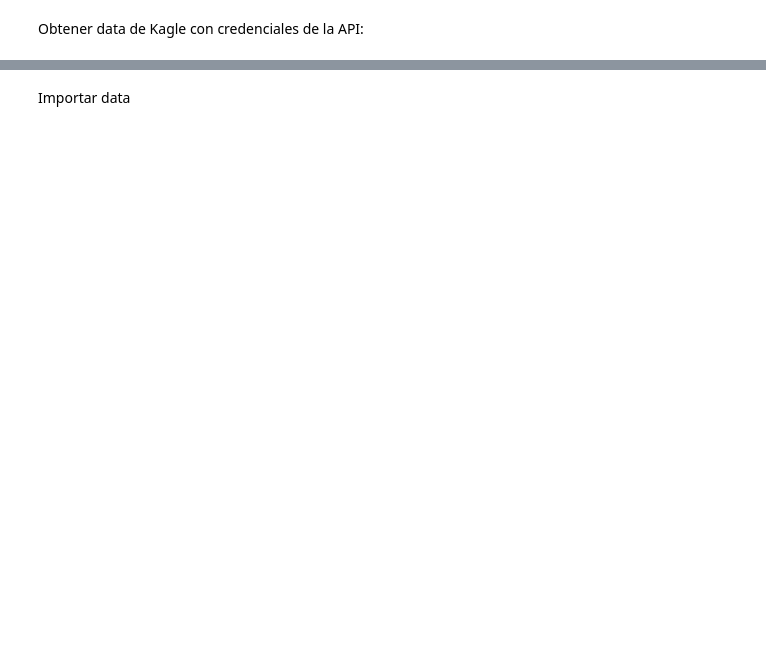
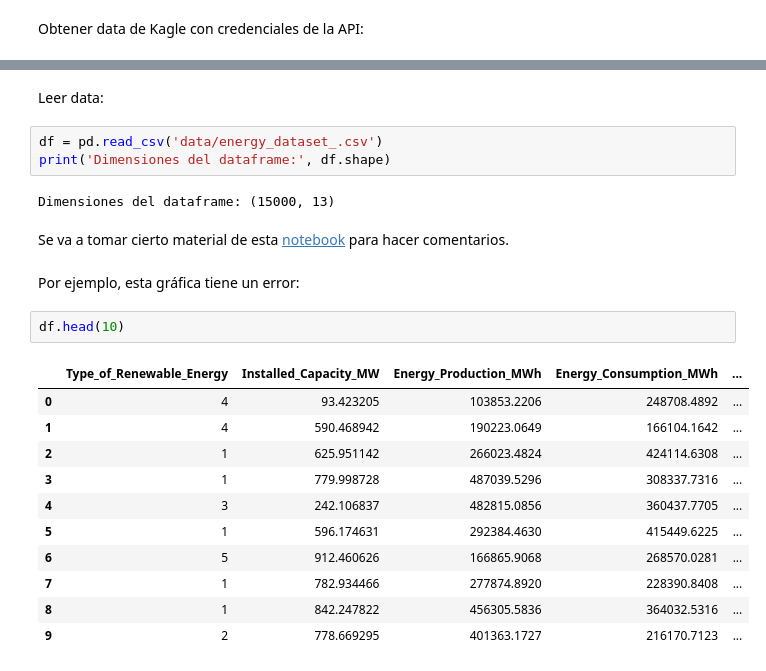
Before and after one commit to DanielCamacho7091/data_analytics, a Jupyter notebook: data_viz.ipynb, the cells around one changed output, grey strips where cells are left out. Saved outputs shown, nothing was run; the diff lists cells and outputs as text; blank space fills up the shorter version.

```diff
--- a/data_viz.ipynb
+++ b/data_viz.ipynb
@@ -36,2 +58,25 @@ Dataset URL: https://www.kaggle.com/datasets/girumwondemagegn/dataset-for-renewa
 # %% [markdown]
-Importar data
+Leer data:
+# %%
+df = pd.read_csv('data/energy_dataset_.csv')
+print('Dimensiones del dataframe:', df.shape)
+# %% [output]
+Dimensiones del dataframe: (15000, 13)
+# %% [markdown]
+Se va a tomar cierto material de esta [notebook](https://www.kaggle.com/code/edmund24/eda-of-renewable-energy-systems) para hacer comentarios.
+# %% [markdown]
+Por ejemplo, esta gráfica tiene un error:
+# %%
+df.head(10)
+# %% [output]
+|  | Type_of_Renewable_Energy | Installed_Capacity_MW | Energy_Production_MWh | Energy_Consumption_MWh | ... |
+| 0 | 4 | 93.423205 | 103853.2206 | 248708.4892 | ... |
+| 1 | 4 | 590.468942 | 190223.0649 | 166104.1642 | ... |
+| 2 | 1 | 625.951142 | 266023.4824 | 424114.6308 | ... |
+| 3 | 1 | 779.998728 | 487039.5296 | 308337.7316 | ... |
+| 4 | 3 | 242.106837 | 482815.0856 | 360437.7705 | ... |
+| 5 | 1 | 596.174631 | 292384.4630 | 415449.6225 | ... |
+| 6 | 5 | 912.460626 | 166865.9068 | 268570.0281 | ... |
+| 7 | 1 | 782.934466 | 277874.8920 | 228390.8408 | ... |
+| 8 | 1 | 842.247822 | 456305.5836 | 364032.5316 | ... |
+| 9 | 2 | 778.669295 | 401363.1727 | 216170.7123 | ... |
```
Also changed, not shown: parts of 7 cells of this notebook, 2 other files.
